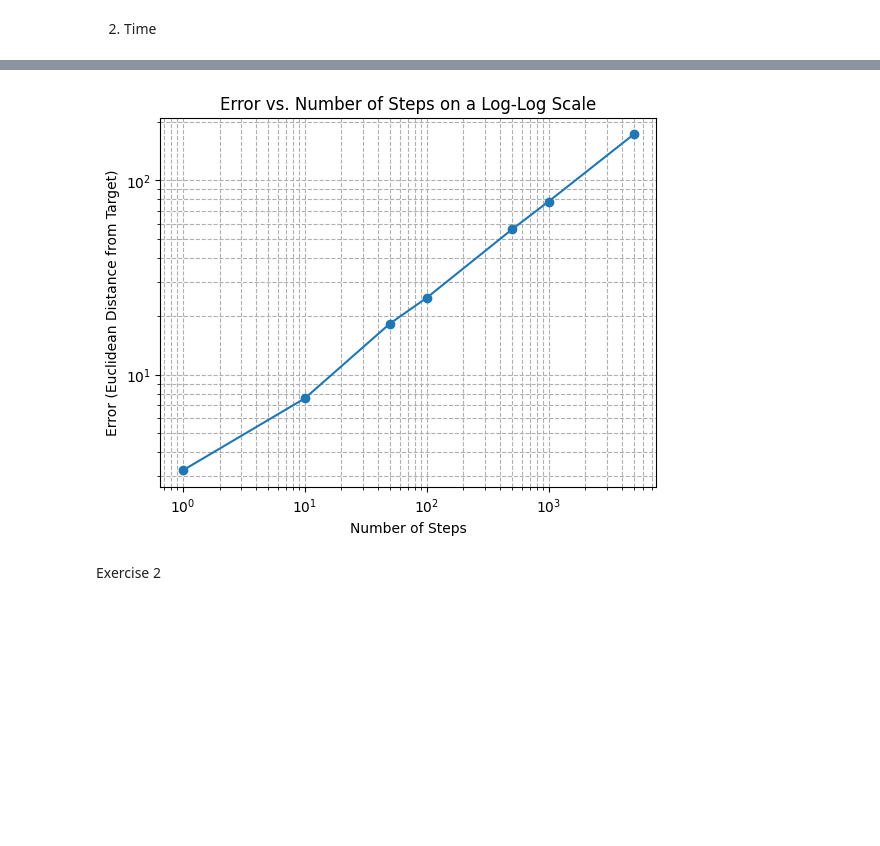
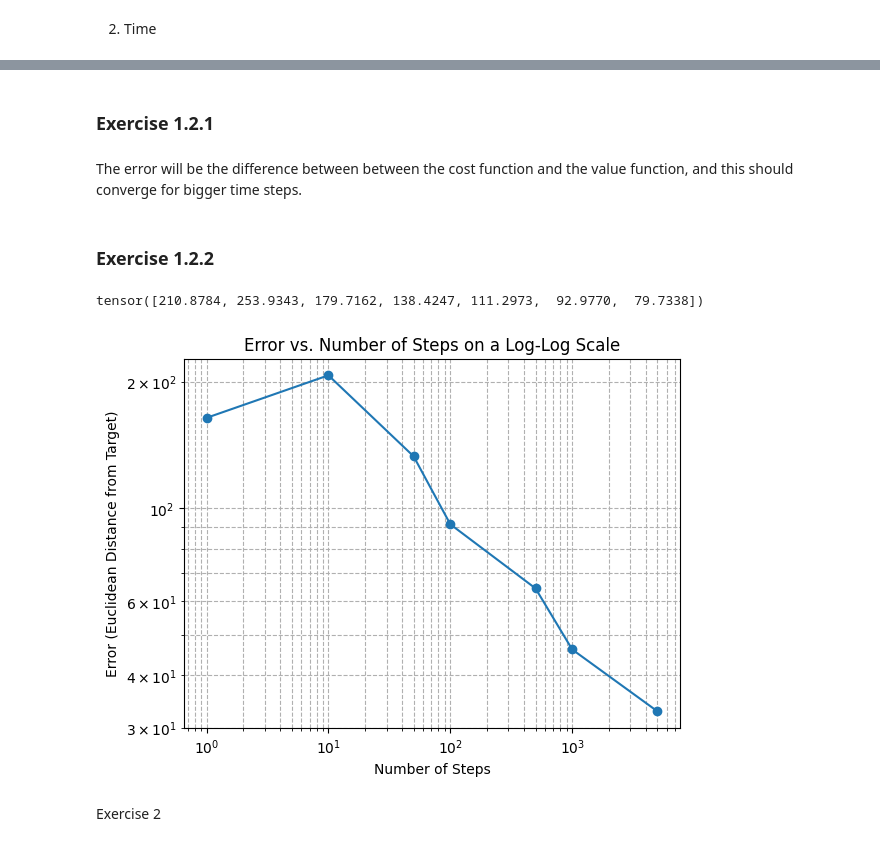
Before and after one commit to fmcknight/SCDAA, a Jupyter notebook: report.ipynb, the cells around one changed output, grey strips where cells are left out. Cells and saved outputs as stored; diff of their text form; code cells hidden in the pictures; blank space fills up the shorter version.

```diff
--- a/report.ipynb
+++ b/report.ipynb
@@ -223,26 +216,22 @@ torch.Size([2, 2])
 # %%
-
-#Yes
+# X Generation
 def generate_x(T, N_steps, H, M, D, S_solution, sigma, x0):
 
     x0 = torch.tensor(x0, dtype=torch.float32).view(2, 1)
     tau = T / N_steps
-    S_matrices = [S_solution[:, i].view(2, 2) for i in range(S_solution.shape[1])]
-    X = [x0]
-    brownian = torch.randn(N_steps, 2, dtype=torch.float32)
+    X = x0.unsqueeze(0)
+    brownian = torch.randn(N_steps, 2, dtype=torch.float32)*torch.sqrt(tau)
 
     for i in range(N_steps-1):
         dw = (brownian[i+1] - brownian[i]).view(2, 1)  # Ensure dw is a 2x1 vector
         # Calculate control action, ensuring it results in a 2x1 vector
-        a_s = -torch.inverse(D) @ M.T @ S_matrices[i] @ X[-1]
+        a_s = -torch.inverse(D) @ M.T @ S_sol_ordered[i] @ X[-1]
         # Update state, ensuring result is a 2x1 vector
         next_val = X[-1] + tau * (H @ X[-1] + M @ a_s) + sigma @ dw  # Use matrix-vector product for sigma @ dw
 
-        X.append(next_val.view(2, 1))  # Ensure next_val remains a 2x1 column vector
+        X=torch.cat((X,next_val.view(2, 1).unsqueeze(0))) # Ensure next_val remains a 2x1 column vector
 
-    return X
-
-
+    return X.transpose(1,2)
 
 # Call the function with corrected inputs
 result = generate_x(T, N_steps, H.float(), M.float(), D.float(), S_solution.float(), sigma.float(), x0)
@@ -262,13 +259,49 @@ print(result)
+# %% [markdown]
+### Exercise 1.2.1
+# %% [markdown]
+The error will be the difference between between the cost function and the value function, and this should converge for bigger time steps.
+# %% [markdown]
+### Exercise 1.2.2
+# %%
+# 1.2.2 CODE DO NOT RUN IN GITHUB IF USING N_SAMPLES=100000
+
+N_samples=100 #CHANGE FOR LOCAL RUNNING
+N_steps=[1, 10, 50, 100, 500, 1000, 5000]
+cost=torch.tensor([])
+S_sol_cs = CubicSpline(time_grid_S, S_sol_ordered)
+exp_cost=torch.tensor([])
+for t in range(len(N_steps)):
+    time_grid = torch.linspace(0, T, N_steps[t]+1)
+    dt= time_grid[1:]-time_grid[:-1]
+    S_sol_cs_vals = torch.tensor((S_sol_cs(time_grid.numpy())),dtype=torch.float32)
+    for i in range(N_samples):
+        result = generate_x(T, N_steps[t]+1, H.float(), M.float(), D.float(), S_sol_cs_vals.float(), sigma.float(), x0)
+        alp = (-torch.inverse(D) @ M.T @ S_sol_cs_vals @result.transpose(1,2)).transpose(1,2)
+        int_ = result@C@result.transpose(1,2) + alp@D@alp.transpose(1,2)
+        J = result[-1]@R@result[-1].T + torch.tensor(0.5)*dt@((int_.squeeze(1)[1:]+int_.squeeze(1)[:-1]))
+        cost=torch.cat((cost,J))
+    exp_cost=torch.cat((exp_cost,torch.mean(cost).unsqueeze(0)))
 # %%
+# OUR FIRST 1.2 BABY :D
+
+print(exp_cost) # why is the first one better than the second?
+t_batch = torch.tensor([[0]])
+x_batch = torch.tensor([[x0]],dtype=torch.float32).repeat(t_batch.shape[0],1,1)
+# Compute the value function for current conditions
+value_func = lqr_system.value_function(t_batch, x_batch)
+# Compute the error
+error=exp_cost-value_func
+
 #Plot the error
 plt.loglog(N_steps, error, marker='o', linestyle='-')
 plt.xlabel('Number of Steps')
 plt.ylabel('Error (Euclidean Distance from Target)')
 plt.title('Error vs. Number of Steps on a Log-Log Scale')
 plt.grid(True, which="both", ls="--")
 plt.show()
 # %% [output]
+tensor([210.8784, 253.9343, 179.7162, 138.4247, 111.2973,  92.9770,  79.7338])
-[figure, old version]
+[figure, new version]
 # %% [markdown]
 Exercise 2
 # %%
```
Also changed, not shown: parts of 6 cells of this notebook.
